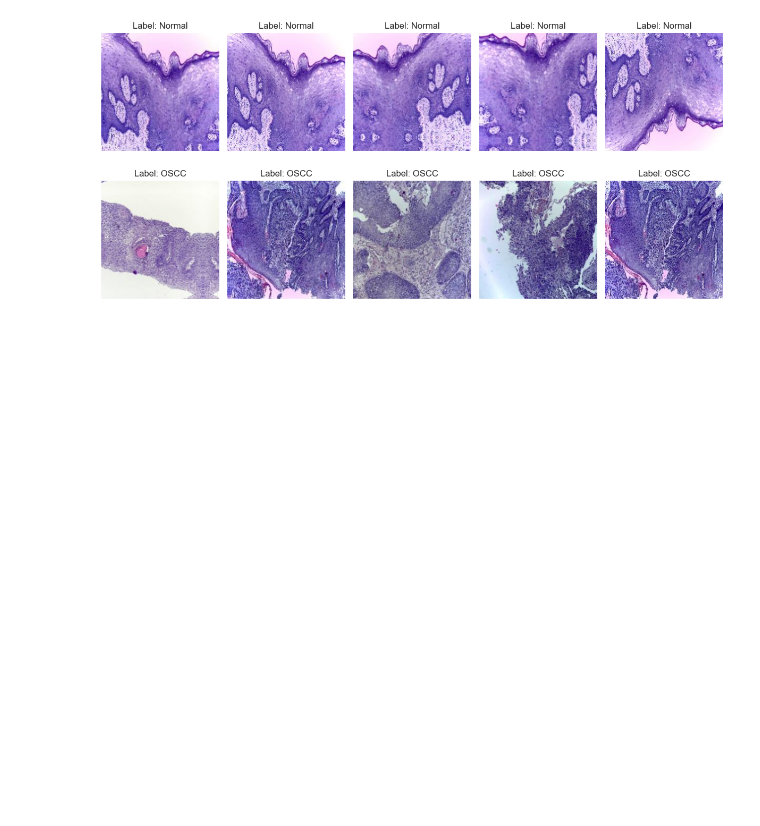
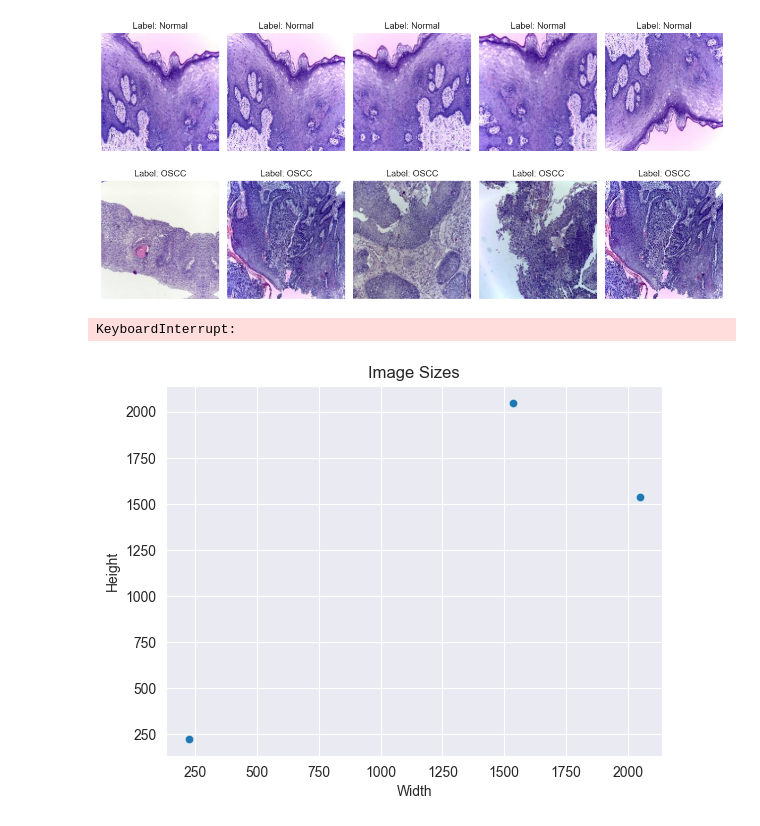
Before and after one commit to yashkk07/Oral-Cancer-Detection, a Jupyter notebook: oralcancer.ipynb, the cells around one changed output. Drawn from its saved outputs; the diff is of its cells as text; code cells hidden in the pictures; blank space fills up the shorter version.

```diff
--- a/oralcancer.ipynb
+++ b/oralcancer.ipynb
@@ -110,3 +110,26 @@ plt.tight_layout()
 plt.show()
 # %% [output]
 [figure]
+# %%
+# Flatten images to analyze pixel distribution
+pixel_values = images.ravel()  # Flatten the array
+sns.histplot(pixel_values, bins=50, kde=True, color='blue')
+plt.title("Pixel Intensity Distribution")
+plt.xlabel("Pixel Value")
+plt.ylabel("Frequency")
+plt.show()
+# %% [output]
+KeyboardInterrupt:
+# %%
+# Analyze the original dimensions of images
+image_sizes = [Image.open(os.path.join(normal_path, f)).size for f in os.listdir(normal_path)] + \
+              [Image.open(os.path.join(oscc_path, f)).size for f in os.listdir(oscc_path)]
+widths, heights = zip(*image_sizes)
+
+sns.scatterplot(x=widths, y=heights, alpha=0.5)
+plt.title("Image Sizes")
+plt.xlabel("Width")
+plt.ylabel("Height")
+plt.show()
+# %% [output]
+[figure, added]
```
Also changed, not shown: parts of 11 cells of this notebook.
